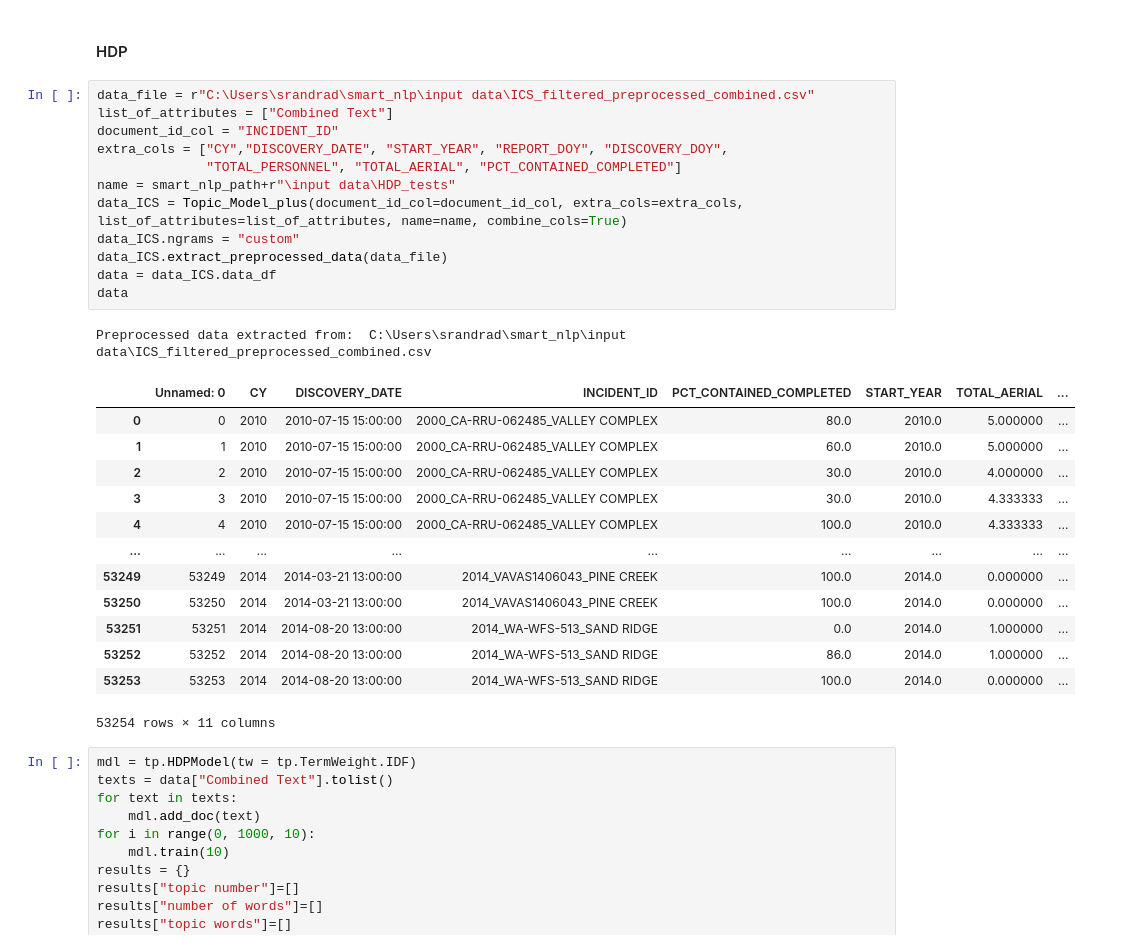
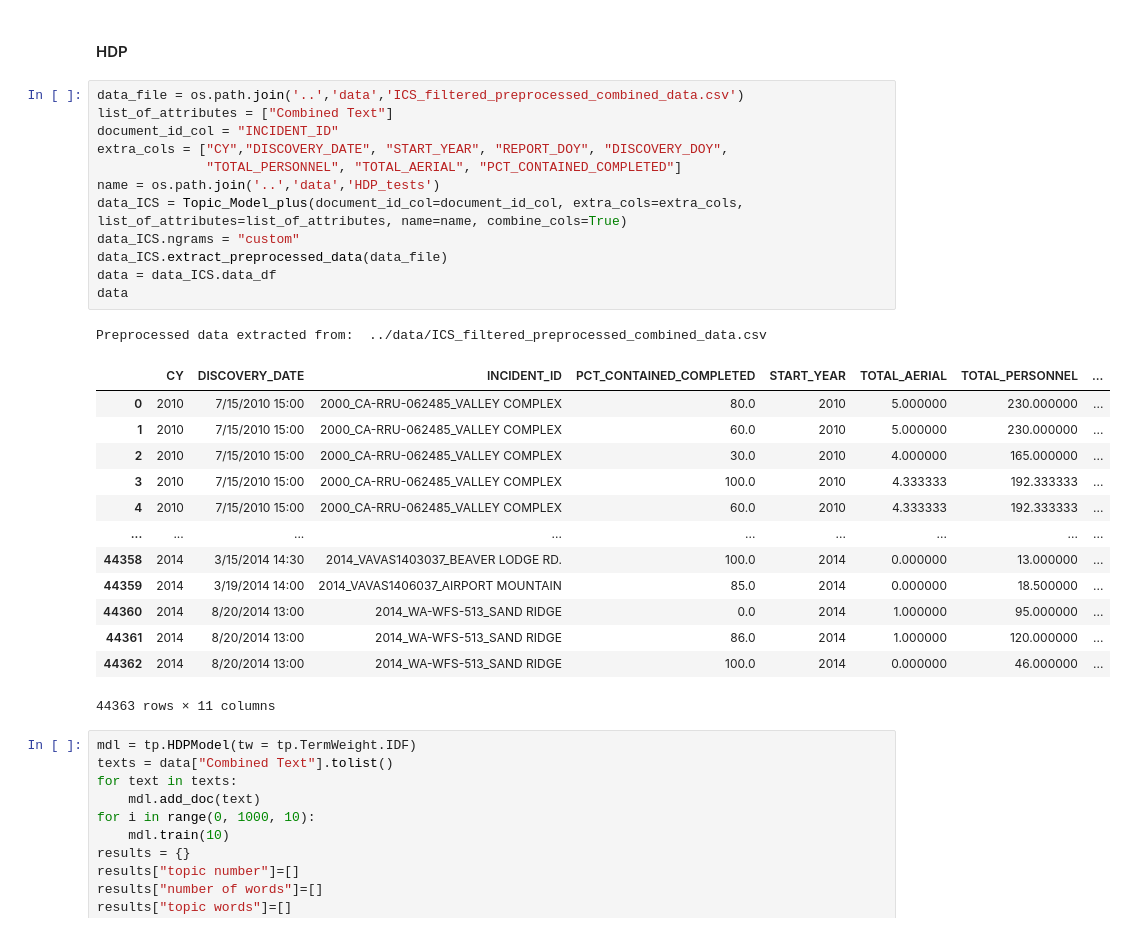
Before and after one commit to nasa/mika, a Jupyter notebook: notebooks/Clustering and Topic Modeling for Hazard Extraction.ipynb, the cells around one changed output. Cells and saved outputs as stored; diff of their text form.

```diff
--- a/notebooks/Clustering and Topic Modeling for Hazard Extraction.ipynb
+++ b/notebooks/Clustering and Topic Modeling for Hazard Extraction.ipynb
@@ -175,32 +166,32 @@ np.shape(X)[1]
 # %% [markdown]
 #### HDP
 # %%
-data_file = r"C:\Users\srandrad\smart_nlp\input data\ICS_filtered_preprocessed_combined.csv"
+data_file = os.path.join('..','data','ICS_filtered_preprocessed_combined_data.csv')
 list_of_attributes = ["Combined Text"]
 document_id_col = "INCIDENT_ID"
 extra_cols = ["CY","DISCOVERY_DATE", "START_YEAR", "REPORT_DOY", "DISCOVERY_DOY",
               "TOTAL_PERSONNEL", "TOTAL_AERIAL", "PCT_CONTAINED_COMPLETED"]
-name = smart_nlp_path+r"\input data\HDP_tests"
+name = os.path.join('..','data','HDP_tests')
 data_ICS = Topic_Model_plus(document_id_col=document_id_col, extra_cols=extra_cols, list_of_attributes=list_of_attributes, name=name, combine_cols=True)
 data_ICS.ngrams = "custom"
 data_ICS.extract_preprocessed_data(data_file)
 data = data_ICS.data_df
 data
 # %% [output]
-Preprocessed data extracted from:  C:\Users\srandrad\smart_nlp\input data\ICS_filtered_preprocessed_combined.csv
+Preprocessed data extracted from:  ../data/ICS_filtered_preprocessed_combined_data.csv
-|  | Unnamed: 0 | CY | DISCOVERY_DATE | INCIDENT_ID | PCT_CONTAINED_COMPLETED | START_YEAR | TOTAL_AERIAL | ... |
-| 0 | 0 | 2010 | 2010-07-15 15:00:00 | 2000_CA-RRU-062485_VALLEY COMPLEX | 80.0 | 2010.0 | 5.000000 | ... |
-| 1 | 1 | 2010 | 2010-07-15 15:00:00 | 2000_CA-RRU-062485_VALLEY COMPLEX | 60.0 | 2010.0 | 5.000000 | ... |
-| 2 | 2 | 2010 | 2010-07-15 15:00:00 | 2000_CA-RRU-062485_VALLEY COMPLEX | 30.0 | 2010.0 | 4.000000 | ... |
-| 3 | 3 | 2010 | 2010-07-15 15:00:00 | 2000_CA-RRU-062485_VALLEY COMPLEX | 30.0 | 2010.0 | 4.333333 | ... |
-| 4 | 4 | 2010 | 2010-07-15 15:00:00 | 2000_CA-RRU-062485_VALLEY COMPLEX | 100.0 | 2010.0 | 4.333333 | ... |
+|  | CY | DISCOVERY_DATE | INCIDENT_ID | PCT_CONTAINED_COMPLETED | START_YEAR | TOTAL_AERIAL | TOTAL_PERSONNEL | ... |
+| 0 | 2010 | 7/15/2010 15:00 | 2000_CA-RRU-062485_VALLEY COMPLEX | 80.0 | 2010 | 5.000000 | 230.000000 | ... |
+| 1 | 2010 | 7/15/2010 15:00 | 2000_CA-RRU-062485_VALLEY COMPLEX | 60.0 | 2010 | 5.000000 | 230.000000 | ... |
+| 2 | 2010 | 7/15/2010 15:00 | 2000_CA-RRU-062485_VALLEY COMPLEX | 30.0 | 2010 | 4.000000 | 165.000000 | ... |
+| 3 | 2010 | 7/15/2010 15:00 | 2000_CA-RRU-062485_VALLEY COMPLEX | 100.0 | 2010 | 4.333333 | 192.333333 | ... |
+| 4 | 2010 | 7/15/2010 15:00 | 2000_CA-RRU-062485_VALLEY COMPLEX | 60.0 | 2010 | 4.333333 | 192.333333 | ... |
 | ... | ... | ... | ... | ... | ... | ... | ... | ... |
-| 53249 | 53249 | 2014 | 2014-03-21 13:00:00 | 2014_VAVAS1406043_PINE CREEK | 100.0 | 2014.0 | 0.000000 | ... |
-| 53250 | 53250 | 2014 | 2014-03-21 13:00:00 | 2014_VAVAS1406043_PINE CREEK | 100.0 | 2014.0 | 0.000000 | ... |
-| 53251 | 53251 | 2014 | 2014-08-20 13:00:00 | 2014_WA-WFS-513_SAND RIDGE | 0.0 | 2014.0 | 1.000000 | ... |
-| 53252 | 53252 | 2014 | 2014-08-20 13:00:00 | 2014_WA-WFS-513_SAND RIDGE | 86.0 | 2014.0 | 1.000000 | ... |
-| 53253 | 53253 | 2014 | 2014-08-20 13:00:00 | 2014_WA-WFS-513_SAND RIDGE | 100.0 | 2014.0 | 0.000000 | ... |
+| 44358 | 2014 | 3/15/2014 14:30 | 2014_VAVAS1403037_BEAVER LODGE RD. | 100.0 | 2014 | 0.000000 | 13.000000 | ... |
+| 44359 | 2014 | 3/19/2014 14:00 | 2014_VAVAS1406037_AIRPORT MOUNTAIN | 85.0 | 2014 | 0.000000 | 18.500000 | ... |
+| 44360 | 2014 | 8/20/2014 13:00 | 2014_WA-WFS-513_SAND RIDGE | 0.0 | 2014 | 1.000000 | 95.000000 | ... |
+| 44361 | 2014 | 8/20/2014 13:00 | 2014_WA-WFS-513_SAND RIDGE | 86.0 | 2014 | 1.000000 | 120.000000 | ... |
+| 44362 | 2014 | 8/20/2014 13:00 | 2014_WA-WFS-513_SAND RIDGE | 100.0 | 2014 | 0.000000 | 46.000000 | ... |
-53254 rows × 11 columns
+44363 rows × 11 columns
 # %%
 mdl = tp.HDPModel(tw = tp.TermWeight.IDF)
 texts = data["Combined Text"].tolist()
```
Also changed, not shown: parts of 12 cells of this notebook.
